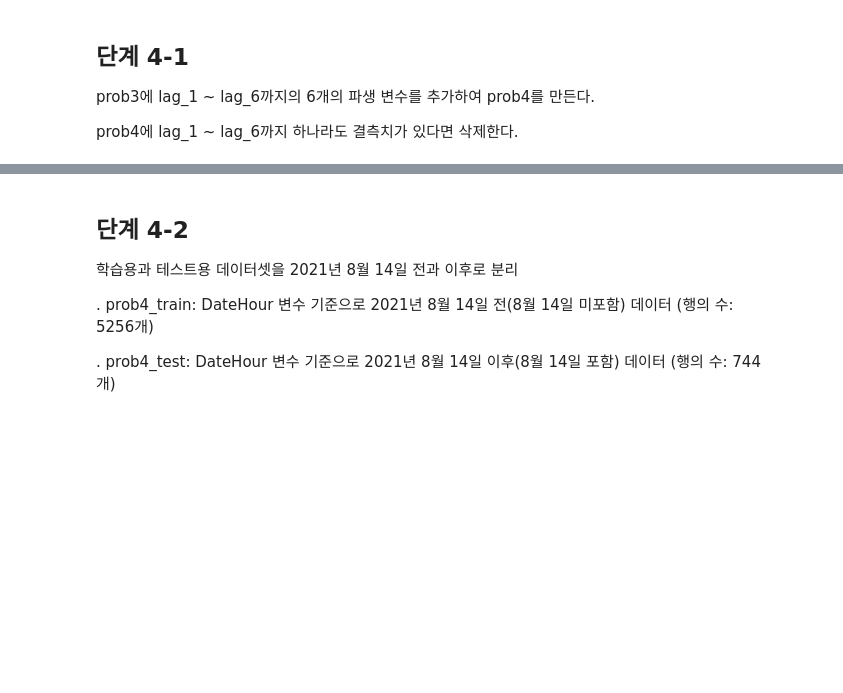
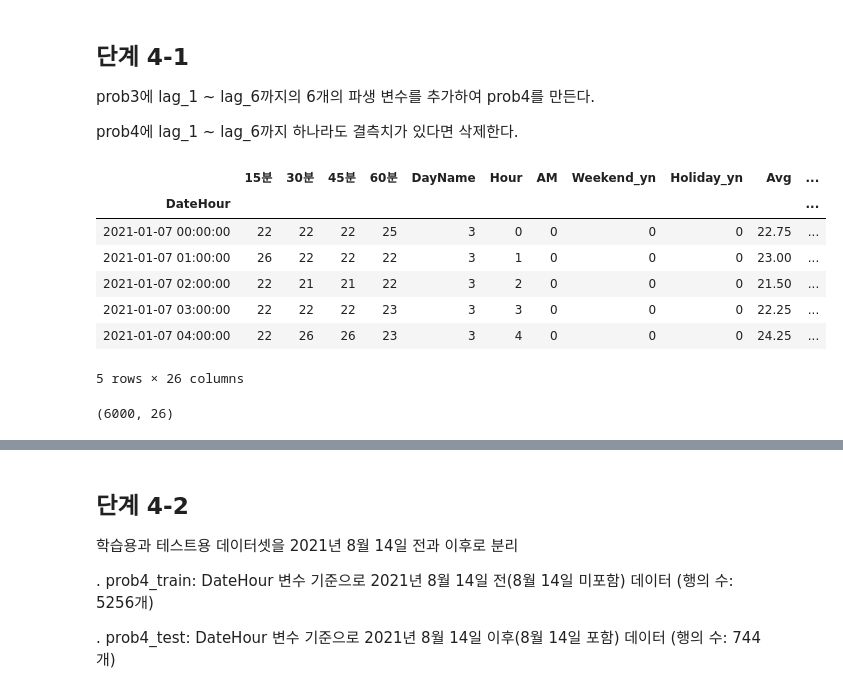
Before and after one commit to dowonjj/DS_lv3_2504_2, a Jupyter notebook: sec_ds_lv3_prob3_prob.ipynb, the cells around one changed output, grey strips where cells are left out. Saved outputs shown, nothing was run; the diff lists cells and outputs as text; code cells hidden in the pictures; blank space fills up the shorter version.

```diff
--- a/sec_ds_lv3_prob3_prob.ipynb
+++ b/sec_ds_lv3_prob3_prob.ipynb
@@ -1348,3 +1378,27 @@ DateHour를 기준으로 동일한 시각의 n일 이전의 TotalHour를 파생
 prob3에 lag_1 ~ lag_6까지의 6개의 파생 변수를 추가하여 prob4를 만든다.
 
 prob4에 lag_1 ~ lag_6까지 하나라도 결측치가 있다면 삭제한다.
+# %%
+# 방법1
+df_prob4 = df_prob3.join(
+    pd.concat([
+        df_prob3['TotalHour'].shift(24 * i).rename('lag_{}'.format(i))
+        for i in range(1, 7)
+    ], axis = 1).pipe(
+        lambda x: x.loc[
+            x.notna().all(axis = 1)
+        ]
+    ), how = 'inner'
+)
+display(df_prob4.head())
+df_prob4.shape
+# %% [output]
+|  | 15분 | 30분 | 45분 | 60분 | DayName | Hour | AM | Weekend_yn | Holiday_yn | Avg | ... |
+| DateHour |  |  |  |  |  |  |  |  |  |  | ... |
+| 2021-01-07 00:00:00 | 22 | 22 | 22 | 25 | 3 | 0 | 0 | 0 | 0 | 22.75 | ... |
+| 2021-01-07 01:00:00 | 26 | 22 | 22 | 22 | 3 | 1 | 0 | 0 | 0 | 23.00 | ... |
+| 2021-01-07 02:00:00 | 22 | 21 | 21 | 22 | 3 | 2 | 0 | 0 | 0 | 21.50 | ... |
+| 2021-01-07 03:00:00 | 22 | 22 | 22 | 23 | 3 | 3 | 0 | 0 | 0 | 22.25 | ... |
+| 2021-01-07 04:00:00 | 22 | 26 | 26 | 23 | 3 | 4 | 0 | 0 | 0 | 24.25 | ... |
+5 rows × 26 columns
+(6000, 26)
```
Also changed, not shown: parts of 107 cells of this notebook.
